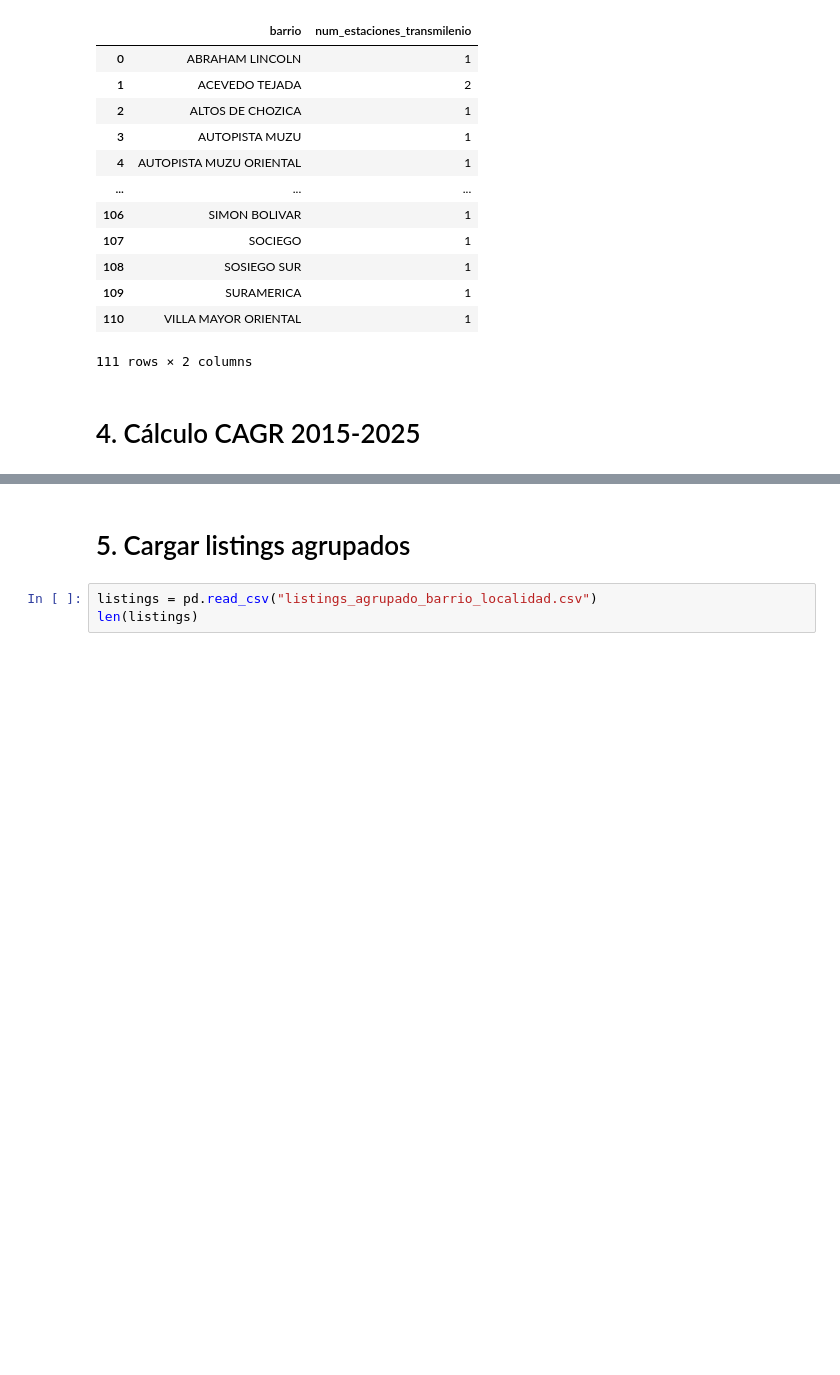
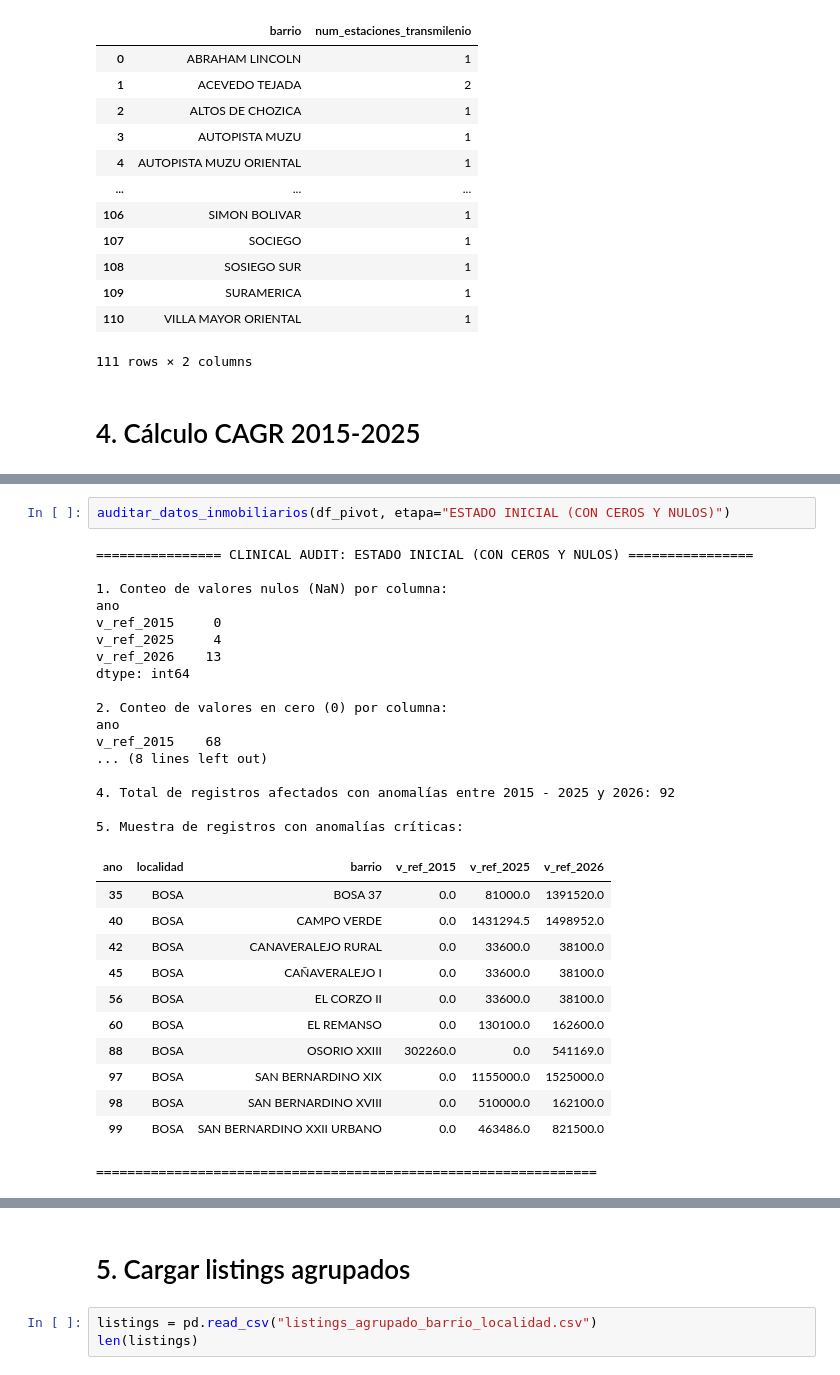
Before and after one commit to Informer20/grupo14-hipervalorizacion-bogota, a Jupyter notebook: notebooks/01_ETL_datos_finales.ipynb, the cells around one changed output, grey strips where cells are left out. Drawn from its saved outputs; the diff is of its cells as text; blank space fills up the shorter version.

```diff
--- a/notebooks/01_ETL_datos_finales.ipynb
+++ b/notebooks/01_ETL_datos_finales.ipynb
@@ -201,0 +253,32 @@ conteo_estaciones
+# %%
+auditar_datos_inmobiliarios(df_pivot, etapa="ESTADO INICIAL (CON CEROS Y NULOS)")
+# %% [output]
+================ CLINICAL AUDIT: ESTADO INICIAL (CON CEROS Y NULOS) ================
+
+1. Conteo de valores nulos (NaN) por columna:
+ano
+v_ref_2015     0
+v_ref_2025     4
+v_ref_2026    13
+dtype: int64
+
+2. Conteo de valores en cero (0) por columna:
+ano
+v_ref_2015    68
+... (8 lines left out)
+
+4. Total de registros afectados con anomalías entre 2015 - 2025 y 2026: 92
+
+5. Muestra de registros con anomalías críticas:
+| ano | localidad | barrio | v_ref_2015 | v_ref_2025 | v_ref_2026 |
+| 35 | BOSA | BOSA 37 | 0.0 | 81000.0 | 1391520.0 |
+| 40 | BOSA | CAMPO VERDE | 0.0 | 1431294.5 | 1498952.0 |
+| 42 | BOSA | CANAVERALEJO RURAL | 0.0 | 33600.0 | 38100.0 |
+| 45 | BOSA | CAÑAVERALEJO I | 0.0 | 33600.0 | 38100.0 |
+| 56 | BOSA | EL CORZO II | 0.0 | 33600.0 | 38100.0 |
+| 60 | BOSA | EL REMANSO | 0.0 | 130100.0 | 162600.0 |
+| 88 | BOSA | OSORIO XXIII | 302260.0 | 0.0 | 541169.0 |
+| 97 | BOSA | SAN BERNARDINO XIX | 0.0 | 1155000.0 | 1525000.0 |
+| 98 | BOSA | SAN BERNARDINO XVIII | 0.0 | 510000.0 | 162100.0 |
+| 99 | BOSA | SAN BERNARDINO XXII URBANO | 0.0 | 463486.0 | 821500.0 |
+================================================================
```
Also changed, not shown: parts of 15 cells of this notebook, 4 other files.
